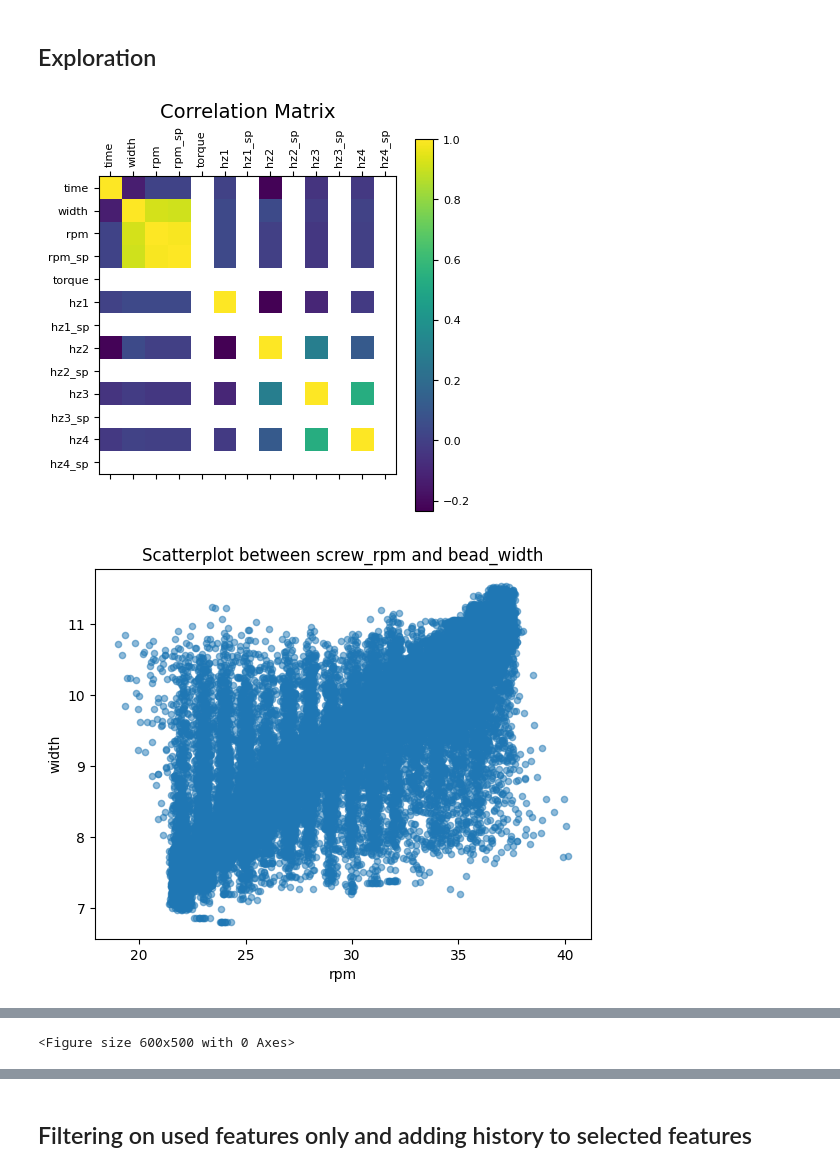
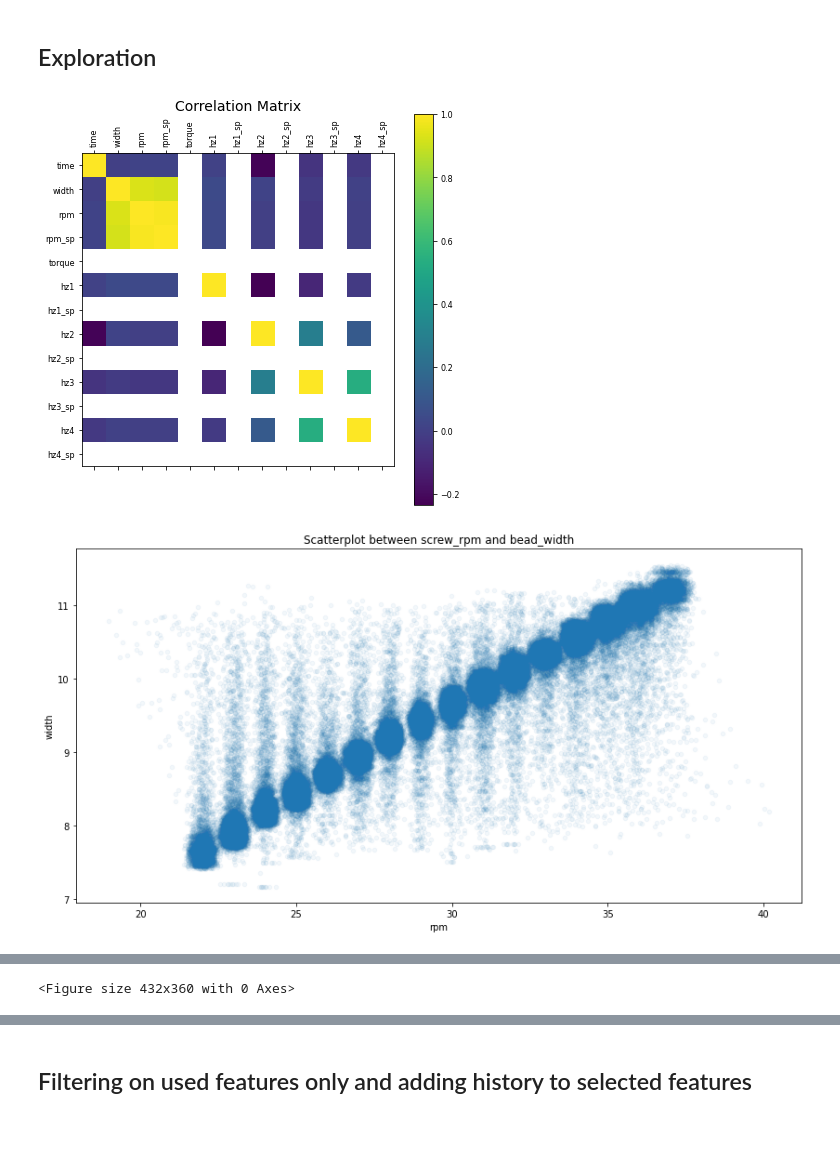
Before and after one commit to joostzaalberg/CEAD_ml, a Jupyter notebook: scripts/petg30gf_groteset_expl.ipynb, the cells around one changed output, grey strips where cells are left out. Cells and saved outputs as stored; diff of their text form; code cells hidden in the pictures; blank space fills up the shorter version.

```diff
--- a/scripts/petg30gf_groteset_expl.ipynb
+++ b/scripts/petg30gf_groteset_expl.ipynb
@@ -39,6 +51,9 @@ pd.set_option('display.max_rows', 100)
 pd.set_option('display.min_rows', 50)
 # if reset is required:
 # pd.reset_option('all')
+
+# increasing standard image size
+matplotlib.rcParams['figure.figsize'] = (14, 7)
 # %% [markdown]
 ## Import and Preprocessing data
 # %%
@@ -48,9 +63,9 @@ start_s = 1667393458.05
 end_s = 1667399157.2
 
 # import, filter, outlier replacement and median filtering on bead_width (mm)
-df_s = import_csv_filt(loc_s, start_s, end_s, plot_outliers=True, outlier_window = 8)
+df_s = import_csv_filt(loc_s, start_s, end_s, plot_outliers=True, plot_correction=True, outlier_window = 8)
 
 df_s_no_filt = import_csv_filt(loc_s, start_s, end_s, median_filt=False, outlier_window = 8)
 
-print('import and preprocessing data succesfull')
+print('\nimport and preprocessing data succesfull')
 # %% [output]
@@ -81,27 +108,27 @@ plt.show()
 # %%
 # plots
 
 plt.matshow(df_s.corr())
 plt.xticks(range(df_s.select_dtypes(['number']).shape[1]), df_s.select_dtypes(['number']).columns, fontsize=8, rotation=90)
 plt.yticks(range(df_s.select_dtypes(['number']).shape[1]), df_s.select_dtypes(['number']).columns, fontsize=8)
 cb = plt.colorbar()
 cb.ax.tick_params(labelsize=8)
 plt.title('Correlation Matrix', fontsize=14)
 plt.show()
 
-df_s.plot.scatter(x='rpm', y='width', alpha = 0.5)
+df_s.plot.scatter(x='rpm', y='width', alpha = 0.05)
 plt.title('Scatterplot between screw_rpm and bead_width')
 plt.show()
 
-df_s.plot.scatter(x='rpm', y='width', alpha = 0.5)
+df_s.plot.scatter(x='rpm', y='width', alpha = 0.05)
 plt.title('Scatterplot between screw_rpm_setpoint and bead_width')
 plt.show()
 
 
 f = plt.figure(figsize=(6, 5))
-df_s.plot.scatter(x='torque', y='width', alpha = 0.5)
+df_s.plot.scatter(x='torque', y='width', alpha = 0.05)
 plt.title('Scatterplot between screw_torque and bead_width')
 plt.show()
 # %% [output]
-[figure, old version]
+[figure, new version]
-[figure, old version]
+[figure, new version]
@@ -109 +136 @@ plt.show()
-<Figure size 600x500 with 0 Axes>
+<Figure size 432x360 with 0 Axes>
```
Also changed, not shown: parts of 10 cells of this notebook, 4 other files.
